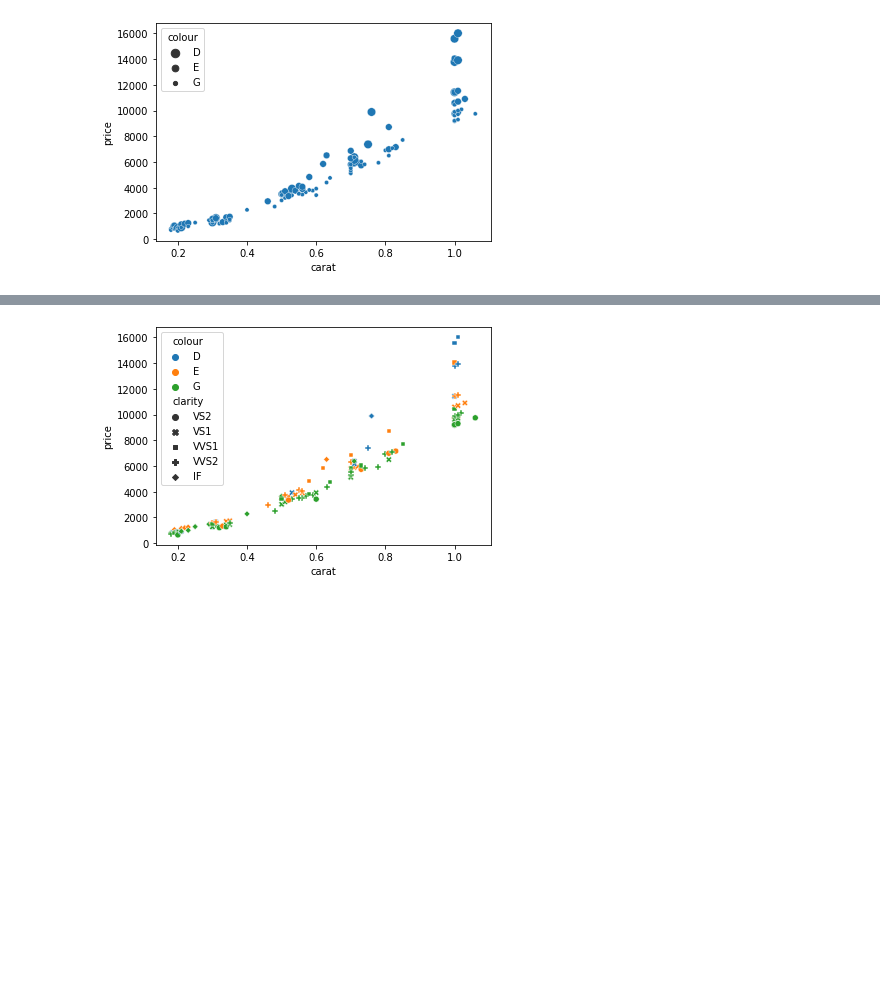
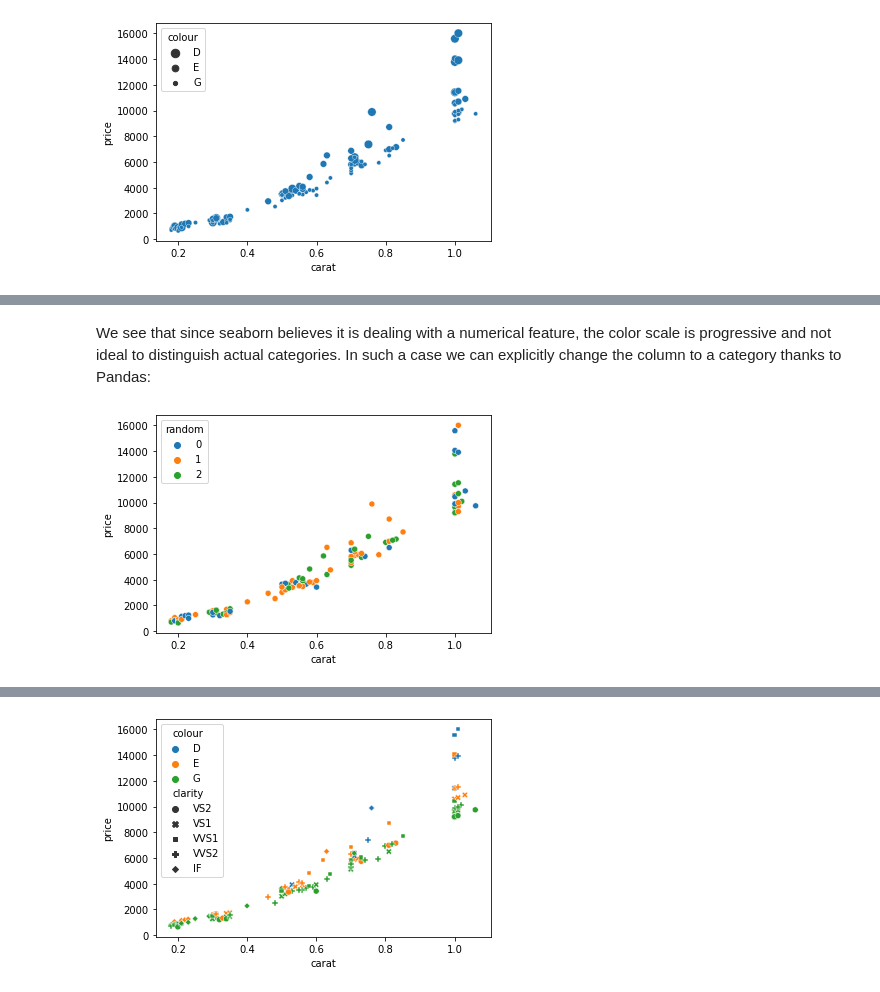
Before and after one commit to guiwitz/DAVPy, a Jupyter notebook: 13-Seaborn_concept.ipynb, the cells around one changed output, grey strips where cells are left out. Cells and saved outputs as stored; diff of their text form; code cells hidden in the pictures; blank space fills up the shorter version.

Commit message:
other inputs, categorical

```diff
--- a/13-Seaborn_concept.ipynb
+++ b/13-Seaborn_concept.ipynb
@@ -73,0 +83,8 @@ ax = sns.scatterplot(data=diams, x='carat', y='price', size='colour', ax=ax);
+# %% [markdown]
+We see that since seaborn believes it is dealing with a numerical feature, the color scale is progressive and not ideal to distinguish actual categories. In such a case we can explicitly change the column to a category thanks to Pandas:
+# %%
+diams['random'] = pd.Categorical(diams['random'])
+fig, ax = plt.subplots()
+ax = sns.scatterplot(data=diams, x='carat', y='price', hue='random', ax=ax);
+# %% [output]
+[figure, added]
```
Also changed, not shown: parts of 15 cells of this notebook.
